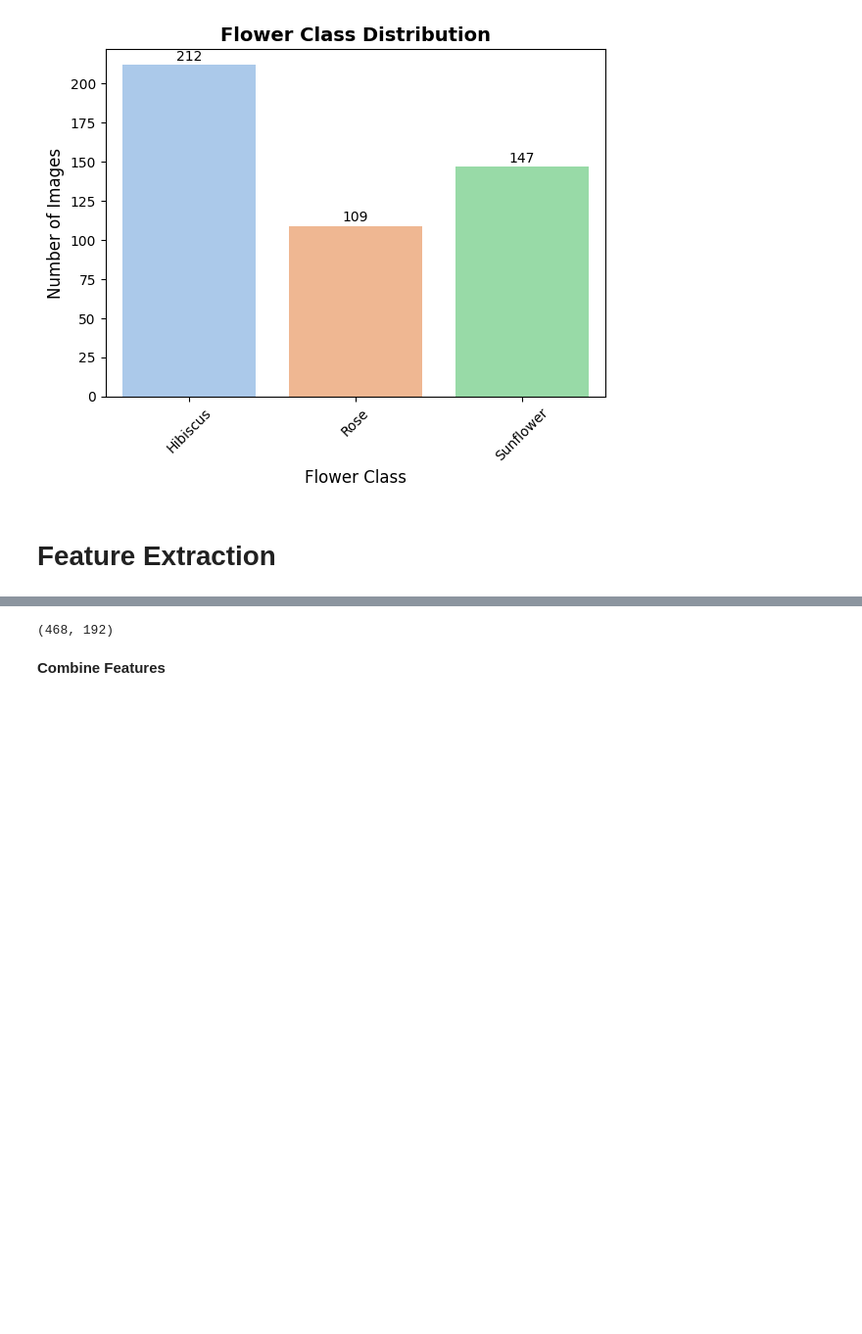
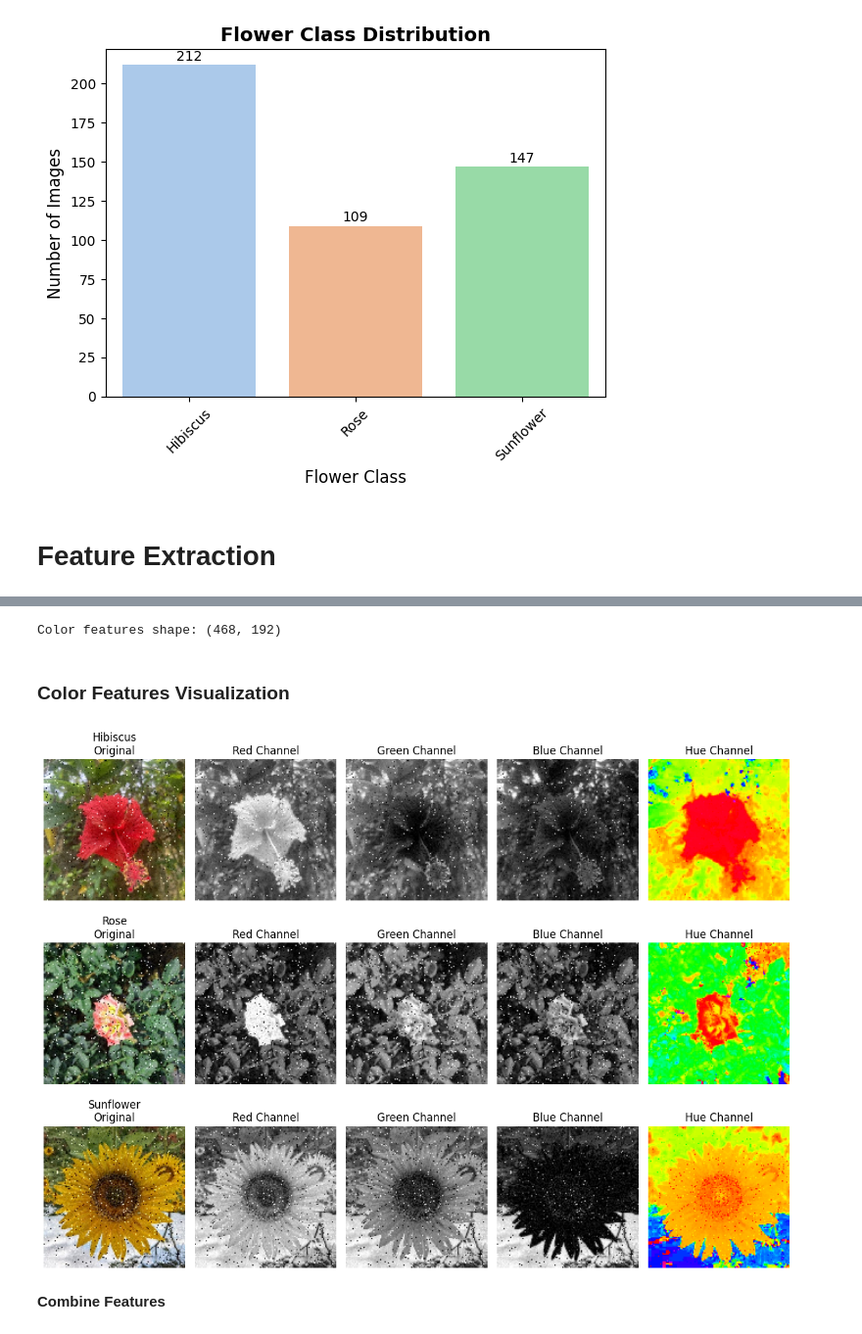
Before and after one commit to shree1an/Flower-Detection-System, a Jupyter notebook: 23047625_Shreejan_Giri.ipynb, the cells around one changed output, grey strips where cells are left out. Shown at 98% size. Cells and saved outputs as stored; diff of their text form; code cells hidden in the pictures; blank space fills up the shorter version.

```diff
--- a/23047625_Shreejan_Giri.ipynb
+++ b/23047625_Shreejan_Giri.ipynb
@@ -137,23 +211,68 @@ print(extract_hog_features(images).shape)
 # %%
-def extract_color_features(images, bins=32):
-    color_features = []
-    for img in images:
-        rgb_hist = []
-        hsv = cv2.cvtColor(img, cv2.COLOR_BGR2HSV)
+# Number of bins for histograms
+bins = 32
 
-        for i in range(3):
-            rgb_hist.extend(
-                cv2.calcHist([img], [i], None, [bins], [0, 256]).flatten()
-            )
-            rgb_hist.extend(
-                cv2.calcHist([hsv], [i], None, [bins], [0, 256]).flatten()
-            )
+color_features = []
 
-        color_features.append(rgb_hist)
+for img in images:
+    rgb_hist = []
+    hsv = cv2.cvtColor(img, cv2.COLOR_BGR2HSV)
 
-    return np.array(color_features)
-print(extract_color_features(images, bins=32).shape)
+    for i in range(3):
+        # RGB histogram
+        rgb_hist.extend(cv2.calcHist([img], [i], None, [bins], [0, 256]).flatten())
+        # HSV histogram
+        rgb_hist.extend(cv2.calcHist([hsv], [i], None, [bins], [0, 256]).flatten())
+
+    color_features.append(rgb_hist)
+
+color_features = np.array(color_features)
+print("Color features shape:", color_features.shape)
 # %% [output]
-(468, 192)
+Color features shape: (468, 192)
+# %% [markdown]
+### **Color Features Visualization**
+# %%
+plt.figure(figsize=(12, len(class_names) * 3))
+
+for i, class_name in enumerate(class_names):
+    idx = np.where(labels == i)[0][0]
+    img = images[idx]
+    hsv = cv2.cvtColor(img, cv2.COLOR_BGR2HSV)
+
+    # -------- Original Image --------
+    plt.subplot(len(class_names), 5, i*5 + 1)
+    plt.imshow(cv2.cvtColor(img, cv2.COLOR_BGR2RGB))
+    plt.title(f"{class_name}\nOriginal")
+    plt.axis("off")
+
+    # -------- Red Channel --------
+    plt.subplot(len(class_names), 5, i*5 + 2)
+    plt.imshow(img[:, :, 2], cmap="gray")
+    plt.title("Red Channel")
+    plt.axis("off")
+
+    # -------- Green Channel --------
+    plt.subplot(len(class_names), 5, i*5 + 3)
+    plt.imshow(img[:, :, 1], cmap="gray")
+    plt.title("Green Channel")
+    plt.axis("off")
+
+    # -------- Blue Channel --------
+    plt.subplot(len(class_names), 5, i*5 + 4)
+    plt.imshow(img[:, :, 0], cmap="gray")
+    plt.title("Blue Channel")
+    plt.axis("off")
+
+    # -------- Hue Channel (HSV) --------
+    plt.subplot(len(class_names), 5, i*5 + 5)
+    plt.imshow(hsv[:, :, 0], cmap="hsv")
+    plt.title("Hue Channel")
+    plt.axis("off")
+
+plt.tight_layout()
+plt.show()
+# %% [output]
+[figure, added]
 # %% [markdown]
 **Combine Features**
```
Also changed, not shown: parts of 21 cells of this notebook.
